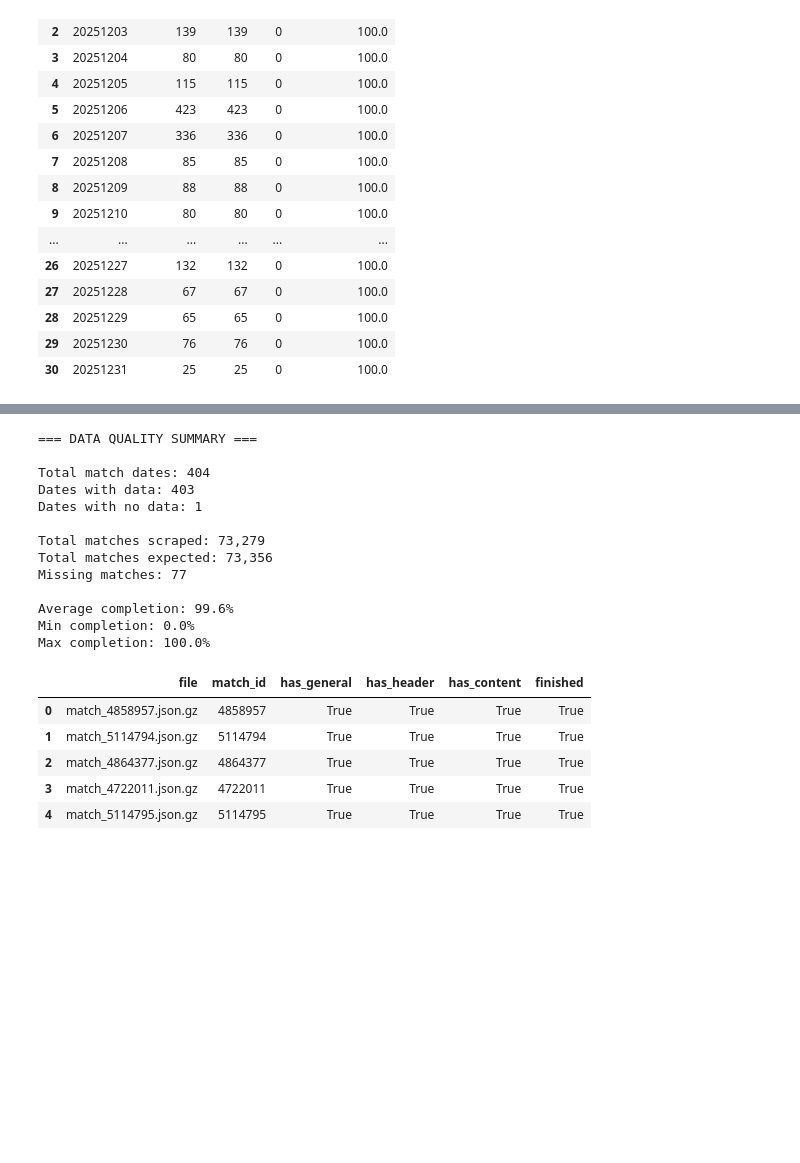
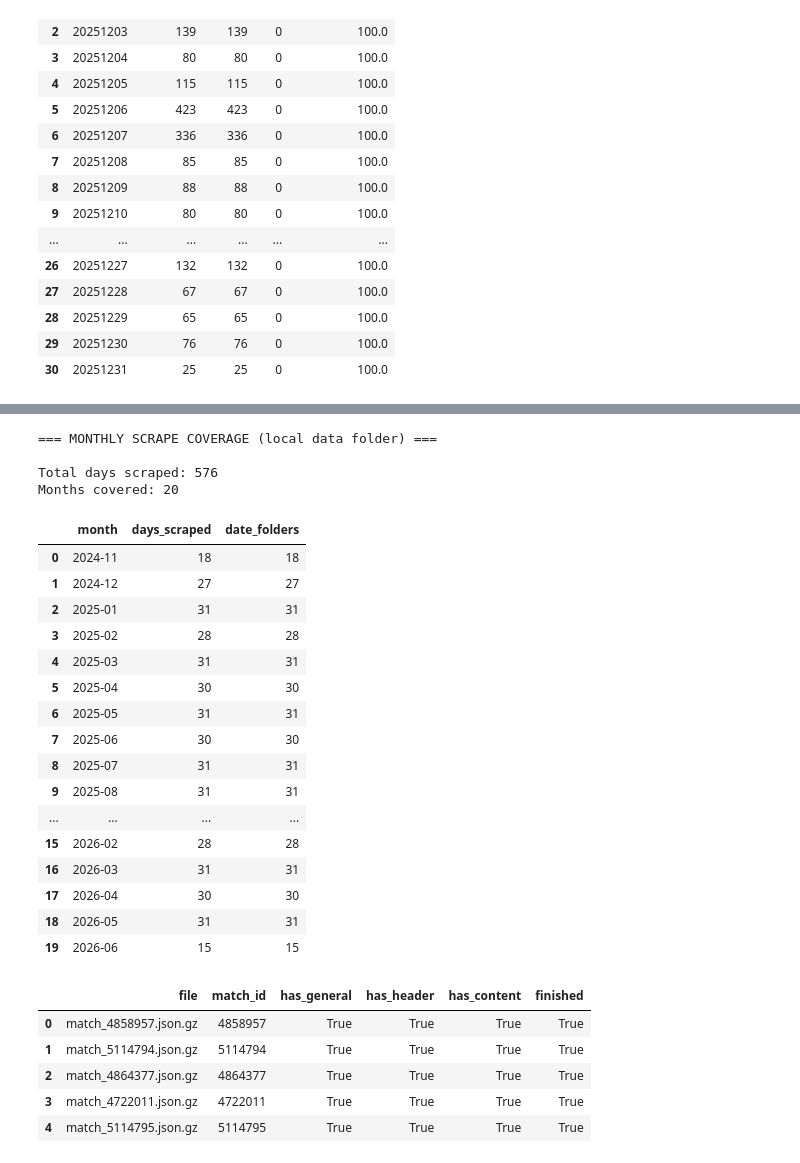
Before and after one commit to SoroushGhaderi/DepthMark, a Jupyter notebook: notebooks/data_analysis.ipynb, the cells around one changed output, grey strips where cells are left out. Saved outputs shown, nothing was run; the diff lists cells and outputs as text; code cells hidden in the pictures; blank space fills up the shorter version.

```diff
--- a/notebooks/data_analysis.ipynb
+++ b/notebooks/data_analysis.ipynb
@@ -223,30 +226,54 @@ Incomplete / mismatched dates:
-# %%
-# Summary statistics
-print("=== DATA QUALITY SUMMARY ===\n")
-
-print(f"Total match dates: {len(df_all)}")
-print(f"Dates with data: {len(df_all[df_all['actual'] > 0])}")
-print(f"Dates with no data: {len(df_all[df_all['actual'] == 0])}")
-print(f"\nTotal matches scraped: {df_all['actual'].sum():,}")
-print(f"Total matches expected: {df_all['expected'].sum():,}")
-print(f"Missing matches: {df_all['diff'].sum():,}")
-print(f"\nAverage completion: {df_all['completion_pct'].mean():.1f}%")
-print(f"Min completion: {df_all['completion_pct'].min():.1f}%")
-print(f"Max completion: {df_all['completion_pct'].max():.1f}%")
-# %% [output]
-=== DATA QUALITY SUMMARY ===
-
-Total match dates: 404
-Dates with data: 403
-Dates with no data: 1
-
-Total matches scraped: 73,279
-Total matches expected: 73,356
-Missing matches: 77
-
-Average completion: 99.6%
-Min completion: 0.0%
-Max completion: 100.0%
+# %%
+# Monthly scrape coverage from local matches folder
+monthly_counts = defaultdict(lambda: {"scraped": 0, "folders": 0})
+
+for date_dir in MATCHES_DIR.iterdir():
+    if not date_dir.is_dir() or not date_dir.name.isdigit() or len(date_dir.name) != 8:
+        continue
+
+    month = date_dir.name[:6]
+    monthly_counts[month]["folders"] += 1
+
+    has_tar = any(p.stat().st_size > 0 for p in date_dir.glob("*_matches.tar"))
+    has_json = any(date_dir.glob("match_*.json")) or any(date_dir.glob("match_*.json.gz"))
+    if has_tar or has_json:
+        monthly_counts[month]["scraped"] += 1
+
+df_monthly = pd.DataFrame(
+    [
+        {"month": month, "days_scraped": stats["scraped"], "date_folders": stats["folders"]}
+        for month, stats in sorted(monthly_counts.items())
+    ]
+)
+df_monthly["month"] = pd.to_datetime(df_monthly["month"], format="%Y%m").dt.strftime("%Y-%m")
+df_monthly = df_monthly[["month", "days_scraped", "date_folders"]]
+
+print("=== MONTHLY SCRAPE COVERAGE (local data folder) ===\n")
+print(f"Total days scraped: {df_monthly['days_scraped'].sum()}")
+print(f"Months covered: {len(df_monthly)}\n")
+df_monthly
+# %% [output]
+=== MONTHLY SCRAPE COVERAGE (local data folder) ===
+
+Total days scraped: 576
+Months covered: 20
+|  | month | days_scraped | date_folders |
+| 0 | 2024-11 | 18 | 18 |
+| 1 | 2024-12 | 27 | 27 |
+| 2 | 2025-01 | 31 | 31 |
+| 3 | 2025-02 | 28 | 28 |
+| 4 | 2025-03 | 31 | 31 |
+| 5 | 2025-04 | 30 | 30 |
+| 6 | 2025-05 | 31 | 31 |
+| 7 | 2025-06 | 30 | 30 |
+| 8 | 2025-07 | 31 | 31 |
+| 9 | 2025-08 | 31 | 31 |
+| ... | ... | ... | ... |
+| 15 | 2026-02 | 28 | 28 |
+| 16 | 2026-03 | 31 | 31 |
+| 17 | 2026-04 | 30 | 30 |
+| 18 | 2026-05 | 31 | 31 |
+| 19 | 2026-06 | 15 | 15 |
 # %%
 # Check a sample match data quality
 import gzip
```
Also changed, not shown: parts of 2 cells of this notebook, 4 other files.
